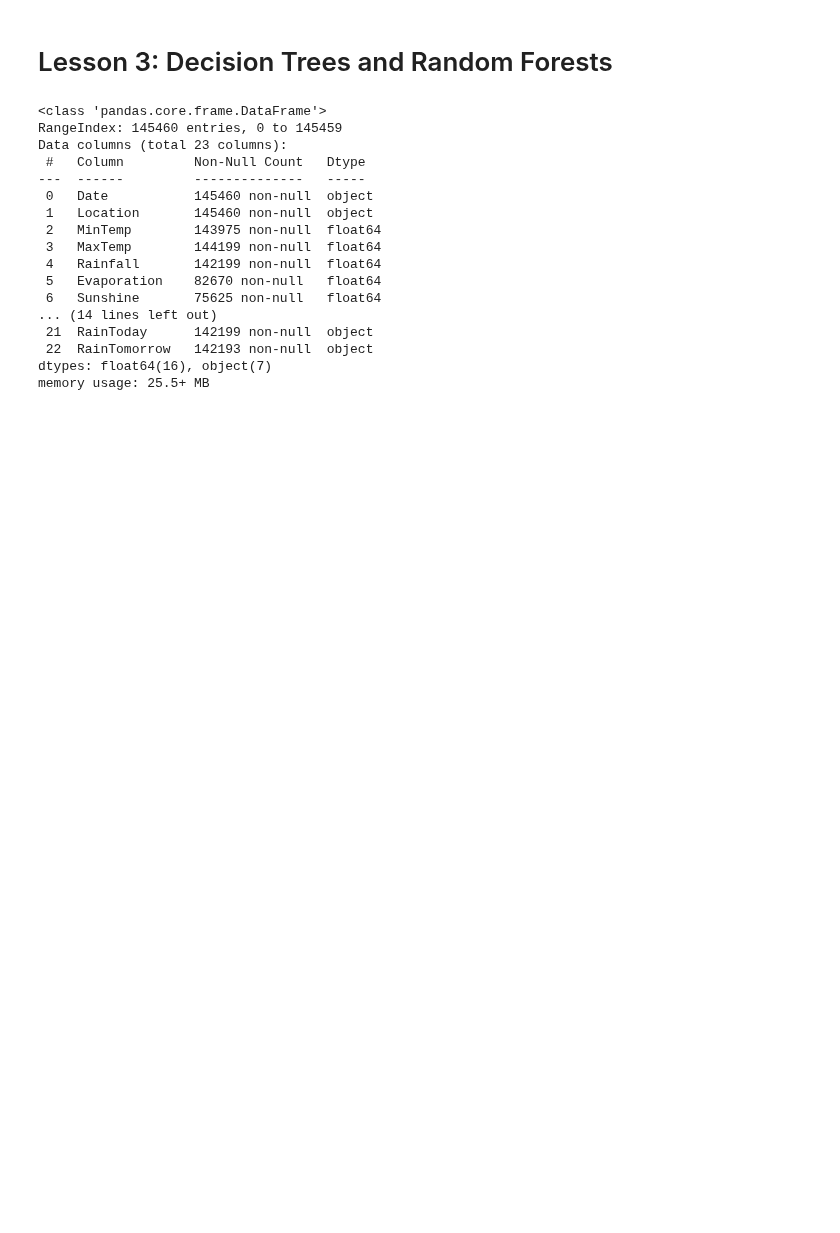
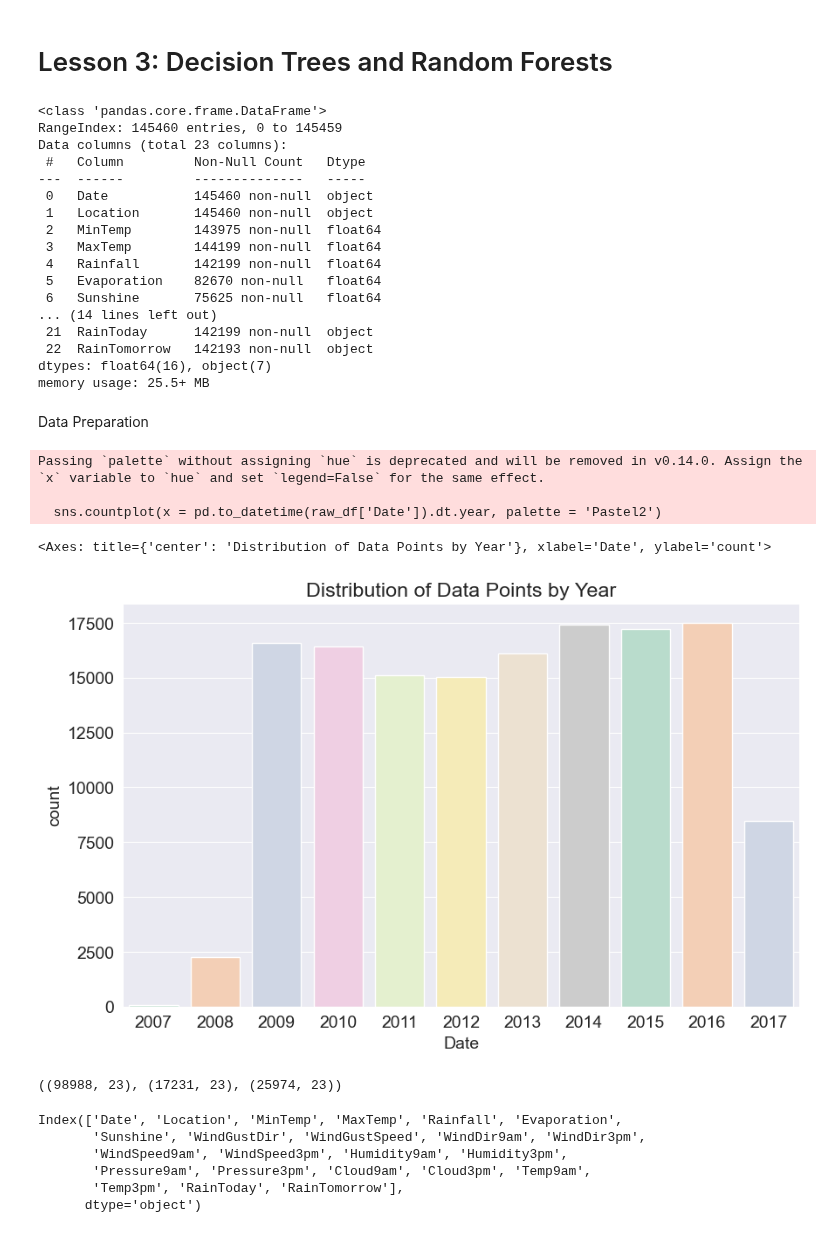
Before and after one commit to AgentXCross/PythonDS-ML, a Jupyter notebook: SciKitLearn/decision_trees_random_forests.ipynb, the cells around one changed output. Drawn from its saved outputs; the diff is of its cells as text; code cells hidden in the pictures; blank space fills up the shorter version.

```diff
--- a/SciKitLearn/decision_trees_random_forests.ipynb
+++ b/SciKitLearn/decision_trees_random_forests.ipynb
@@ -39,3 +39,14 @@ dtypes: float64(16), object(7)
 memory usage: 25.5+ MB
 # %%
 raw_df.dropna(subset = ['RainTomorrow'], inplace = True)
+# %% [markdown]
+Data Preparation
+# %%
+plt.title("Distribution of Data Points by Year")
+sns.countplot(x = pd.to_datetime(raw_df['Date']).dt.year, palette = 'Pastel2')
+# %% [output]
+Passing `palette` without assigning `hue` is deprecated and will be removed in v0.14.0. Assign the `x` variable to `hue` and set `legend=False` for the same effect.
+
+  sns.countplot(x = pd.to_datetime(raw_df['Date']).dt.year, palette = 'Pastel2')
+<Axes: title={'center': 'Distribution of Data Points by Year'}, xlabel='Date', ylabel='count'>
+[figure, added]
@@ -41,0 +60,13 @@ raw_df.dropna(subset = ['RainTomorrow'], inplace = True)
+# %%
+train_df.shape, valid_df.shape, test_df.shape
+# %% [output]
+((98988, 23), (17231, 23), (25974, 23))
+# %%
+raw_df.columns
+# %% [output]
+Index(['Date', 'Location', 'MinTemp', 'MaxTemp', 'Rainfall', 'Evaporation',
+       'Sunshine', 'WindGustDir', 'WindGustSpeed', 'WindDir9am', 'WindDir3pm',
+       'WindSpeed9am', 'WindSpeed3pm', 'Humidity9am', 'Humidity3pm',
+       'Pressure9am', 'Pressure3pm', 'Cloud9am', 'Cloud3pm', 'Temp9am',
+       'Temp3pm', 'RainToday', 'RainTomorrow'],
+      dtype='object')
```
Also changed, not shown: parts of 34 cells of this notebook.
